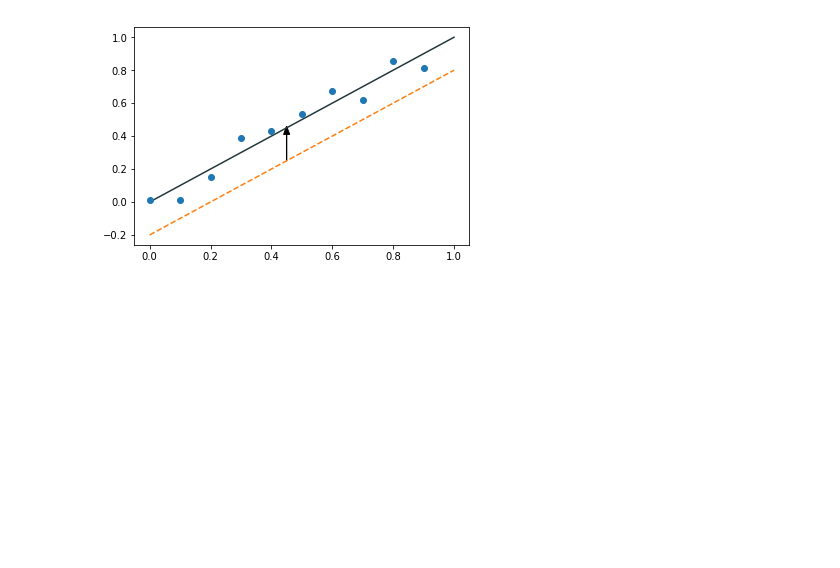
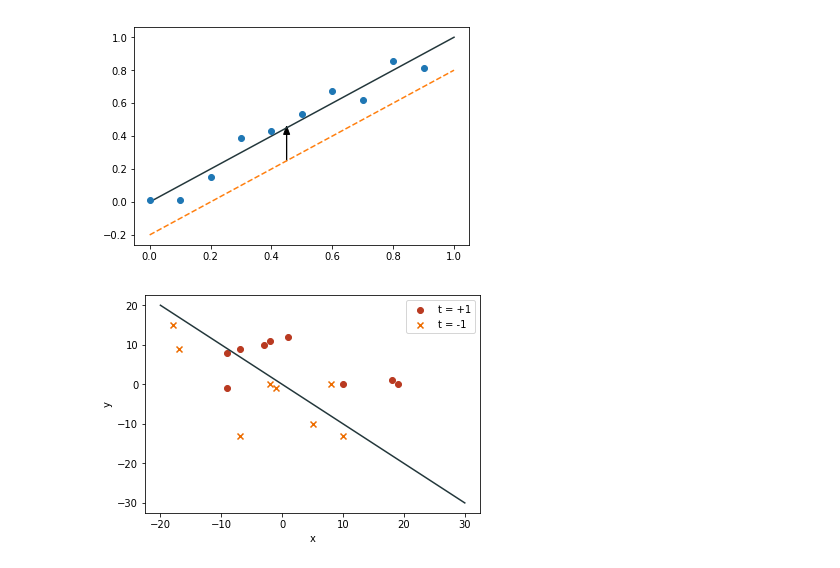
Before and after one commit to nryotaro/ml_seminar, a Jupyter notebook: codes.ipynb, the cells around one changed output. Cells and saved outputs as stored; diff of their text form; code cells hidden in the pictures; blank space fills up the shorter version.

```diff
--- a/codes.ipynb
+++ b/codes.ipynb
@@ -24,3 +24,18 @@ plt.savefig('arrange_params.eps')
 plt.show()
 # %% [output]
 [figure]
+# %%
+plt.scatter([-9, -9,-7,-3,-2, 1,10,18,19],[-1,8,9, 10, 11, 12,0,1,0], marker='o', label='t = +1', c='#B93A21')
+plt.scatter([-18, -17,-7,-2,-1, 8,10,5],[15,9,-13, 0, -1, 0,-13,-10], marker='x', label='t = -1', c='#ED6C00')
+x = np.linspace(-20,30,10)
+# F9E72C
+# 6DB9AA
+y = -x
+plt.plot(x,y, '#23373b')
+plt.xlabel("x")
+plt.ylabel("y")
+plt.legend()
+plt.savefig('scatter.eps')
+plt.show()
+# %% [output]
+[figure, added]
```
Also changed, not shown: 2 other files.
